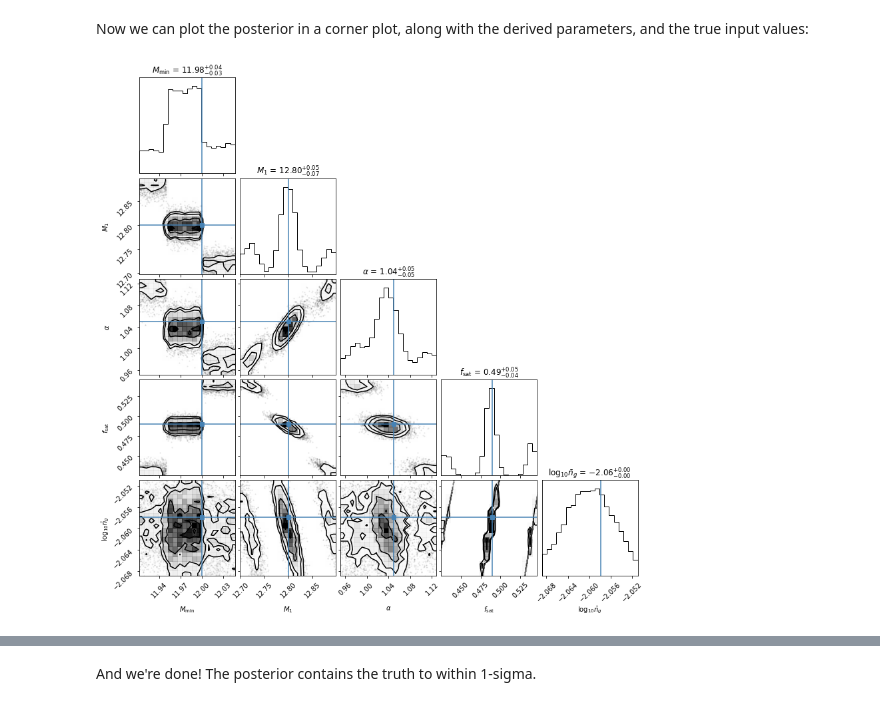
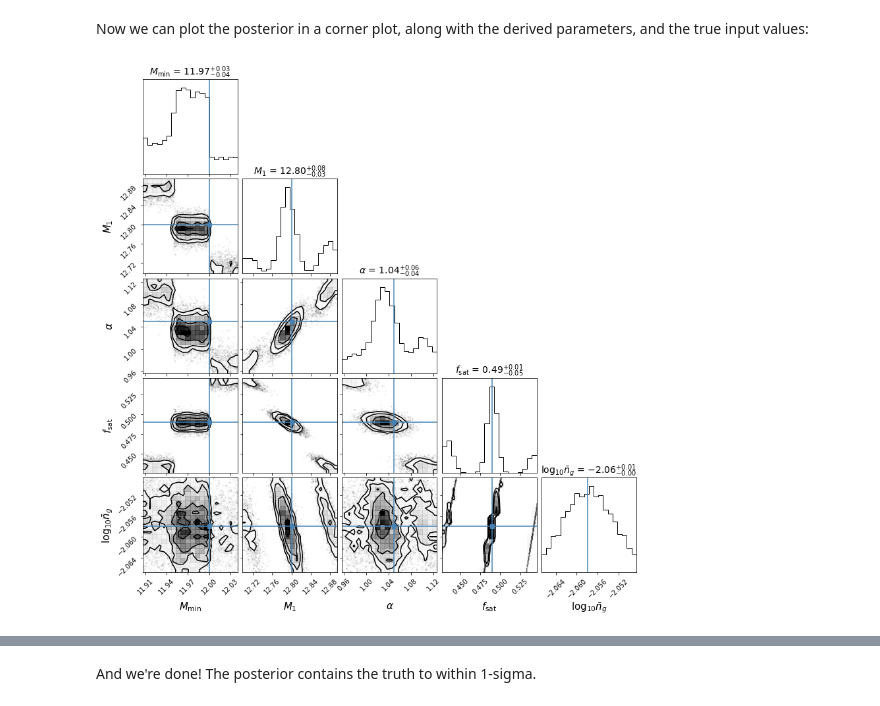
Before and after one commit to halomod/halomod, a Jupyter notebook: docs/examples/fitting.ipynb, the cells around one changed output, grey strips where cells are left out. Saved outputs shown, nothing was run; the diff lists cells and outputs as text; code cells hidden in the pictures.

```diff
--- a/docs/examples/fitting.ipynb
+++ b/docs/examples/fitting.ipynb
@@ -52,7 +48,7 @@ model.mean_tracer_den
 # %%
 np.random.seed(1234)
-mock_data = model.corr_auto_tracer + np.random.normal(scale = 0.1 * np.abs(model.corr_auto_tracer))
-mock_ngal = model.mean_tracer_den + np.random.normal(scale = 1e-4)
+mock_data = model.corr_auto_tracer #+ np.random.normal(scale = 0.1 * np.abs(model.corr_auto_tracer))
+mock_ngal = model.mean_tracer_den
 # %%
 plt.plot(model.r, model.corr_auto_tracer)
 plt.scatter(model.r, mock_data)
@@ -128,7 +124,7 @@ def log_prob(param_values, param_names, data, model, bounds=None, derived=(), de
     params = flat_to_nested_dict(params)
     model.update(**params)
 
-    ll = chi_square(model.corr_auto_tracer, data[0], 0.2 * np.abs(model.corr_auto_tracer))
+    ll = chi_square(model.corr_auto_tracer, data[0], 0.2 * np.abs(fiducial_model.corr_auto_tracer))
     ll += chi_square(model.mean_tracer_den, data[1], 1e-4)
 
     if not np.isfinite(ll):
@@ -196,10 +222,15 @@ flatchain = np.hstack((flatchain, np.atleast_2d(blobs['sat_frac']).T, np.atleast
 # %%
 corner.corner(
     flatchain,
     labels=[r'$M_{\rm min}$', '$M_1$', r'$\alpha$', r'$f_{\rm sat}$', r'$\log_{10}\bar{n}_g$'],
     truths=[12.0, 12.8, 1.05, fiducial_model.satellite_fraction, np.log10(fiducial_model.mean_tracer_den)],
     show_titles=True,
-    range=[0.93, 0.93, 0.93, 0.93, 0.93]
+    range=[0.93, 0.93, 0.93, 0.93, 0.93],
+    label_kwargs = {"fontsize": 15},
+    title_kwargs = {"fontsize": 14},
+
 );
+
+plt.savefig("default_corner.pdf")
 # %% [output]
-[figure, old version]
+[figure, new version]
```
Also changed, not shown: parts of 32 cells of this notebook.
